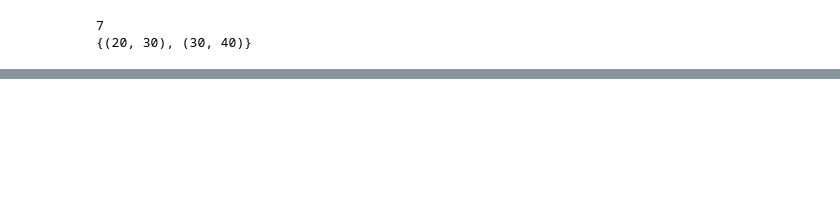
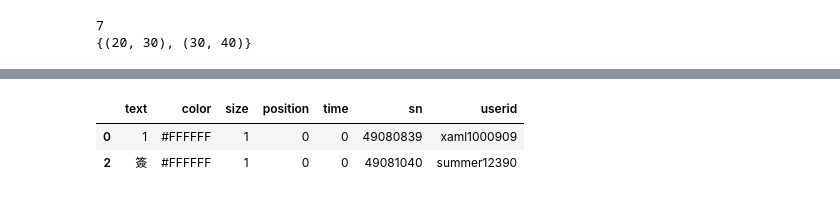
Before and after one commit to wanghsingchuan/tibame_aws_20260423, a Jupyter notebook: lab1.ipynb, the cells around one changed output, grey strips where cells are left out. Saved outputs shown, nothing was run; the diff lists cells and outputs as text; code cells hidden in the pictures; blank space fills up the shorter version.

```diff
--- a/lab1.ipynb
+++ b/lab1.ipynb
@@ -514,0 +579,8 @@ print(s)
+# %%
+# 過濾的原理: 準備跟你資料筆數一樣多的True/False True:留下
+fil = [True, False, True]
+df.head(3)[fil]
+# %% [output]
+|  | text | color | size | position | time | sn | userid |
+| 0 | 1 | #FFFFFF | 1 | 0 | 0 | 49080839 | xaml1000909 |
+| 2 | 簽 | #FFFFFF | 1 | 0 | 0 | 49081040 | summer12390 |
```
Also changed, not shown: parts of 10 cells of this notebook.
